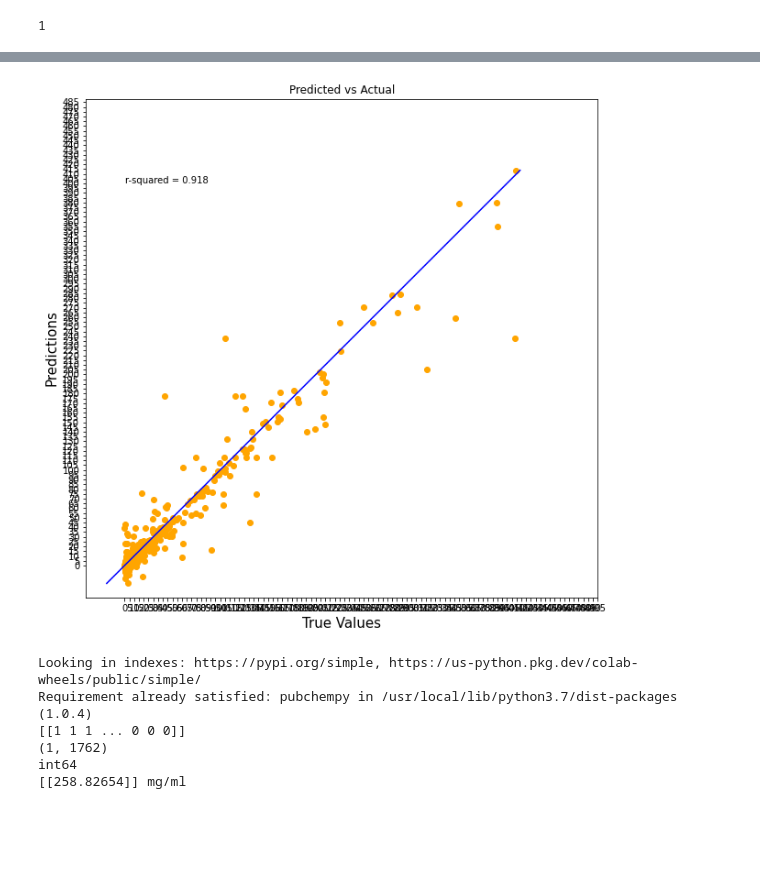
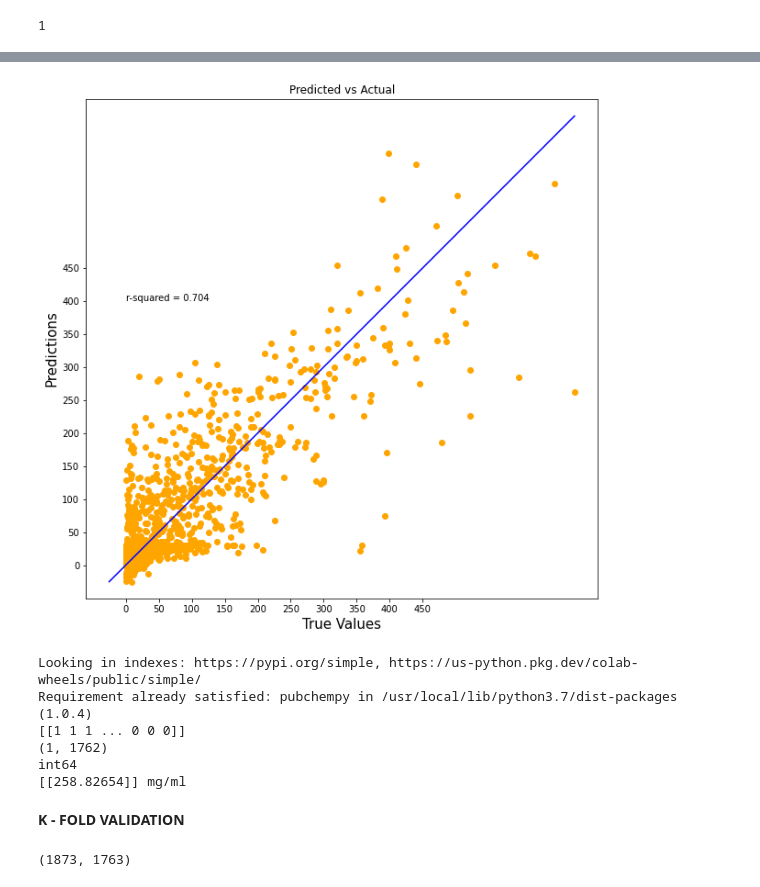
Before and after one commit to Swayamprakashpatel/Sol_ME, a Jupyter notebook: Sol_ME.ipynb, the cells around one changed output, grey strips where cells are left out. Cells and saved outputs as stored; diff of their text form; code cells hidden in the pictures; blank space fills up the shorter version.

```diff
--- a/Sol_ME.ipynb
+++ b/Sol_ME.ipynb
@@ -31,7 +42,7 @@ Y = dataset[:,1762:1763]
 # %%
 from sklearn import preprocessing
 from sklearn.model_selection import train_test_split
-X_train, X_val_and_test, Y_train, Y_val_and_test = train_test_split(X, Y, test_size=0.1,random_state = 10 )
+X_train, X_val_and_test, Y_train, Y_val_and_test = train_test_split(X, Y, test_size=0.4,random_state = 10 )
 X_val, X_test, Y_val, Y_test = train_test_split(X_val_and_test, Y_val_and_test, test_size=0.5, random_state= 10)
 import numpy as np
 
@@ -52,12 +63,12 @@ print(output_nodes)
 1
 # %%
 model = tf.keras.Sequential([
-                             tf.keras.layers.Dense(512, activation='relu', input_shape=(1762,)),
-                             tf.keras.layers.Dense(512, activation='relu'),
+                             tf.keras.layers.Dense(1512, activation='relu', input_shape=(1762,)),
+                             tf.keras.layers.Dense(1512, activation='relu'),
                              #tf.keras.layers.Dense(1762, activation='relu'),
                              tf.keras.layers.Dense(output_nodes, activation ='linear')])
 
-model.compile(optimizer=tf.keras.optimizers.Adadelta(learning_rate = 0.1), loss=tf.keras.losses.MeanSquaredError(), metrics=[tf.keras.metrics.RootMeanSquaredError()])
+model.compile(optimizer=tf.keras.optimizers.Adam(learning_rate = 0.1), loss=tf.keras.losses.MeanSquaredError(), metrics=[tf.keras.metrics.RootMeanSquaredError()])
 hist = model.fit(X_train, Y_train, epochs= 2000, callbacks=[checkpoint],validation_data=(X_val, Y_val), batch_size= None)
 model.evaluate(X_test, Y_test)
 
@@ -114,26 +125,26 @@ Validation loss is
 # %%
 from sklearn.metrics import r2_score
 true_value = Y
 predicted_value = model.predict(X)
 
 plt.figure(figsize=(10,10))
 plt.scatter(true_value, predicted_value, c='orange')
 plt.yscale('linear')
 plt.xscale('linear')
 
 p1 = max(max(predicted_value), max(true_value))
 p2 = min(min(predicted_value), min(true_value))
 plt.plot([p1, p2], [p1, p2], 'blue')
 plt.xlabel('True Values', fontsize=15)
 plt.ylabel('Predictions', fontsize=15)
 plt.axis('equal')
 plt.title('Predicted vs Actual')
 plt.annotate("r-squared = {:.3f}".format(r2_score(true_value, predicted_value)), (1,400), )
-plt.xticks( range(0,500,5) )
-plt.yticks( range(0,500,5) )
+plt.xticks( range(0,500,50) )
+plt.yticks( range(0,500,50) )
 plt.show()
 # %% [output]
-[figure, old version]
+[figure, new version]
 # %%
 #@title Insert PubChem Fingerprint of Drug and Carrier (Oil, Surfactant, Cosurfactant)
 !pip install pubchempy
@@ -191,3 +202,34 @@ Requirement already satisfied: pubchempy in /usr/local/lib/python3.7/dist-packag
 (1, 1762)
 int64
 [[258.82654]] mg/ml
+# %% [markdown]
+**K - FOLD VALIDATION**
+# %%
+import pandas as pd
+import numpy as np
+from sklearn.model_selection import KFold, StratifiedKFold, cross_val_score
+from sklearn import linear_model, tree, ensemble
+
+import tensorflow as tf
+import matplotlib.pyplot as plt
+import pandas as pd
+import numpy as np
+import io
+#df = pd.read_csv('/content/drive/My Drive/DE.csv', low_memory=False,)
+url = '/content/Data_FP.csv'
+df = pd.read_csv(url, low_memory=False,) # Run for labeled data
+
+#df.fillna('&',inplace=True)
+df.drop('DRUG', axis = 1, inplace = True)
+df.drop('CARRIER', axis = 1, inplace = True)
+print(df.shape)
+df.head()
+df.dtypes
+#df.columns[df.isna().any()].tolist()
+dataset = df.values
+
+X = dataset[:,0:1762]
+
+y = dataset[:,1762:1763]
+# %% [output]
+(1873, 1763)
```
Also changed, not shown: parts of 4 cells of this notebook.
